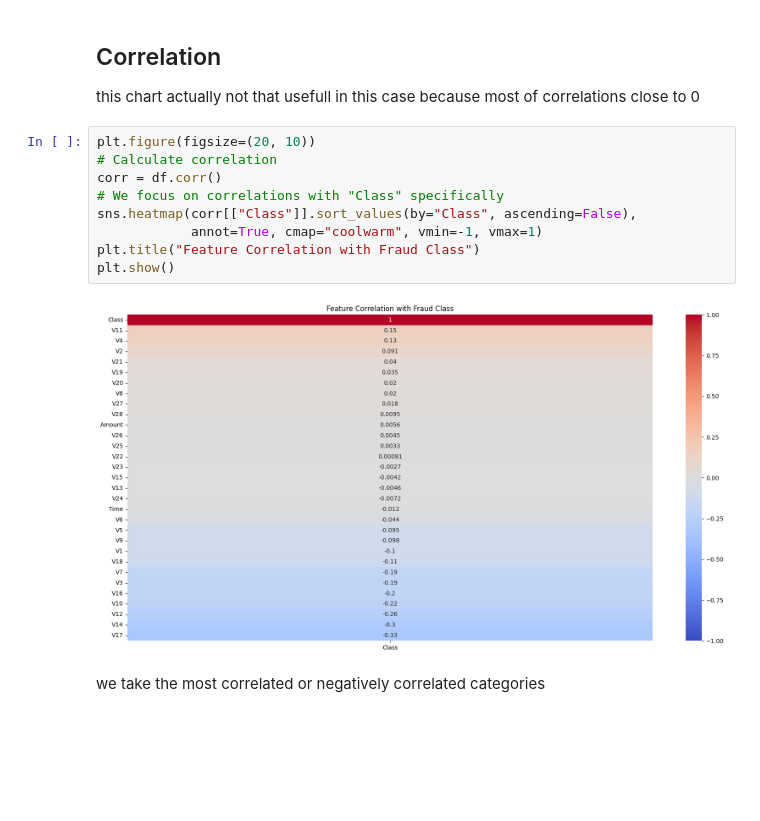
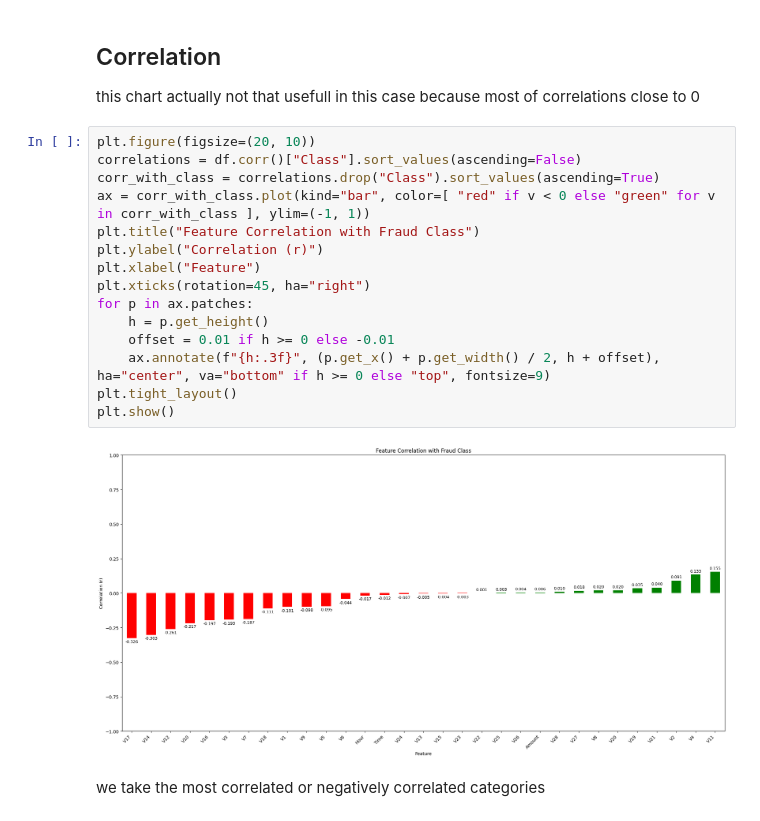
Before and after one commit to fulcrumm1365/card_fraud, a Jupyter notebook: main.ipynb, the cells around one changed output. Drawn from its saved outputs; the diff is of its cells as text; blank space fills up the shorter version.

```diff
--- a/main.ipynb
+++ b/main.ipynb
@@ -133,15 +134,21 @@ plt.show()
 this chart actually not that usefull in this case because most of correlations close to 0
 # %%
 plt.figure(figsize=(20, 10))
-# Calculate correlation
-corr = df.corr()
-# We focus on correlations with "Class" specifically
-sns.heatmap(corr[["Class"]].sort_values(by="Class", ascending=False),
-            annot=True, cmap="coolwarm", vmin=-1, vmax=1)
+correlations = df.corr()["Class"].sort_values(ascending=False)
+corr_with_class = correlations.drop("Class").sort_values(ascending=True)
+ax = corr_with_class.plot(kind="bar", color=[ "red" if v < 0 else "green" for v in corr_with_class ], ylim=(-1, 1))
 plt.title("Feature Correlation with Fraud Class")
+plt.ylabel("Correlation (r)")
+plt.xlabel("Feature")
+plt.xticks(rotation=45, ha="right")
+for p in ax.patches:
+    h = p.get_height()
+    offset = 0.01 if h >= 0 else -0.01
+    ax.annotate(f"{h:.3f}", (p.get_x() + p.get_width() / 2, h + offset), ha="center", va="bottom" if h >= 0 else "top", fontsize=9)
+plt.tight_layout()
 plt.show()
 # %% [output]
-[figure, old version]
+[figure, new version]
 # %% [markdown]
 we take the most correlated or negatively correlated categories
 # %%
```
Also changed, not shown: parts of 29 cells of this notebook.
